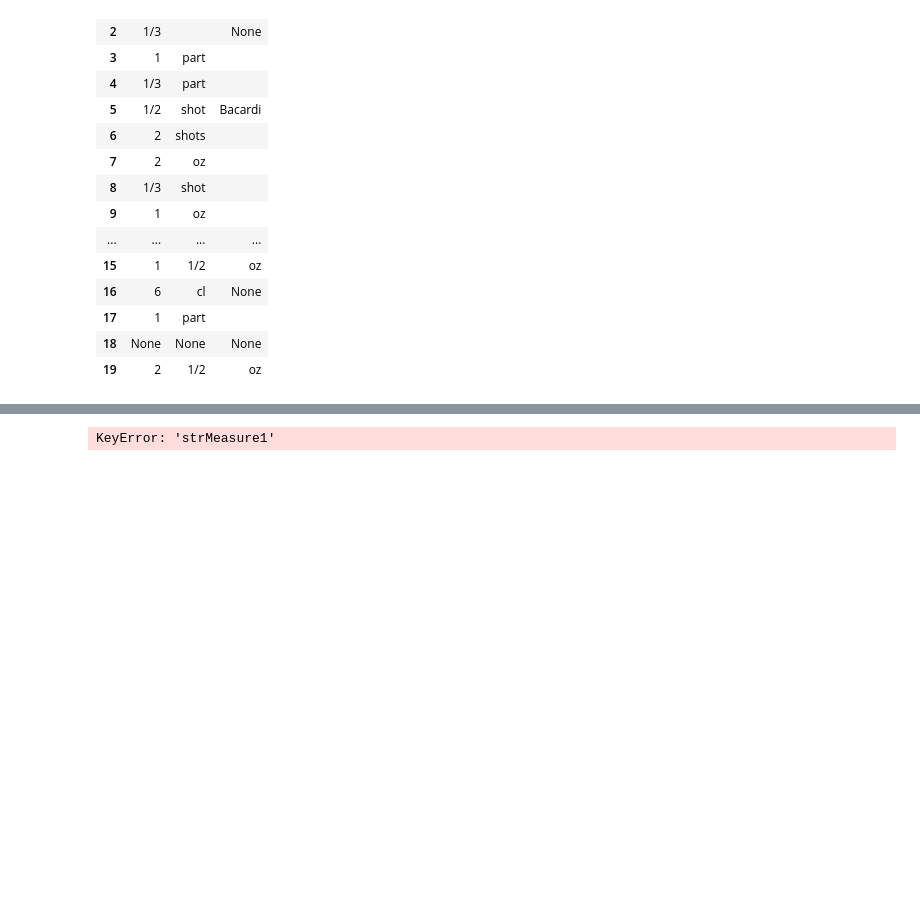
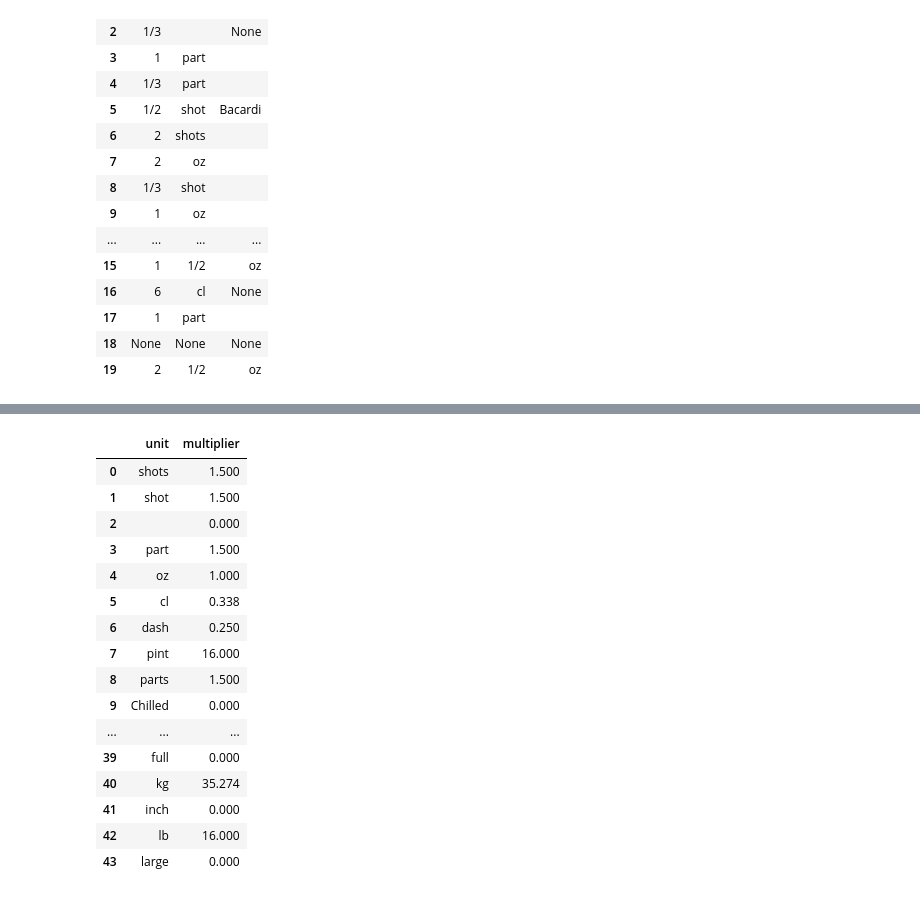
Before and after one commit to rclassit/Project-2, a Jupyter notebook: test_string_split.ipynb, the cells around one changed output, grey strips where cells are left out. Saved outputs shown, nothing was run; the diff lists cells and outputs as text; code cells hidden in the pictures; blank space fills up the shorter version.

```diff
--- a/test_string_split.ipynb
+++ b/test_string_split.ipynb
@@ -138,16 +201,47 @@ measurements_df
+# %%
+measurement_conversions = {'unit': ['shots', 'shot', '', 'part', 'oz', 'cl', 'dash', 'pint', 'parts',
+       'Chilled', 'tsp', 'Juice', 'cup', 'bottle', 'dashes', 'ml',
+       'tblsp', 'L', 'mikey', 'jiggers', 'fifth', 'fresh', 'cups',
+       'pieces', 'can', 'scoops', 'handful', 'long', 'cL', 'bottles',
+       'qt', 'dl', 'gr', 'quart', 'measures', 'glass', 'cubes', 'jigger',
+       'black', 'full', 'kg', 'inch', 'lb', 'large'],
+                             'multiplier': [1.5,1.5, 0,1.5,1,0.338,.25, 16, 1.5,
+                                         0,0.167,1, 8, 12, 0.25, 0.034,
+                                         0.5, 33.8, 0, 1.5, 25.5, 0, 8,
+                                         0, 12, 2, 2, 0, 0.338, 12,
+                                         32, 0, 0.035, 32, 0, 12, .5, 1.5,
+                                         0, 0, 35.274, 0, 16, 0]}
+measurement_converstion_df = pd.DataFrame.from_dict(measurement_conversions)
+measurement_converstion_df
+# %% [output]
+|  | unit | multiplier |
+| 0 | shots | 1.500 |
+| 1 | shot | 1.500 |
+| 2 |  | 0.000 |
+| 3 | part | 1.500 |
+| 4 | oz | 1.000 |
+| 5 | cl | 0.338 |
+| 6 | dash | 0.250 |
+| 7 | pint | 16.000 |
+| 8 | parts | 1.500 |
+| 9 | Chilled | 0.000 |
+| ... | ... | ... |
+| 39 | full | 0.000 |
+| 40 | kg | 35.274 |
+| 41 | inch | 0.000 |
+| 42 | lb | 16.000 |
+| 43 | large | 0.000 |
 # %%
-# use the apply function to do the split
+# # use the apply function to do the split
 
-def split(row):
+# def split(row):
 
-    # in this column, split by " " and take the last item of list
+#     # in this column, split by " " and take the last item of list
 
-    row['strMeasure1'] = row['strMeasure1'].str.split(" ")[-1]
+#     row['strMeasure1'] = row['strMeasure1'].str.split(" ")[-1]
 
-    return row
+#     return row
 
-test = measure_df.apply(split)
-test
+# test = measure_df.apply(split)
+# test
-# %% [output]
-KeyError: 'strMeasure1'
 # %%
```
Also changed, not shown: parts of 6 cells of this notebook.
